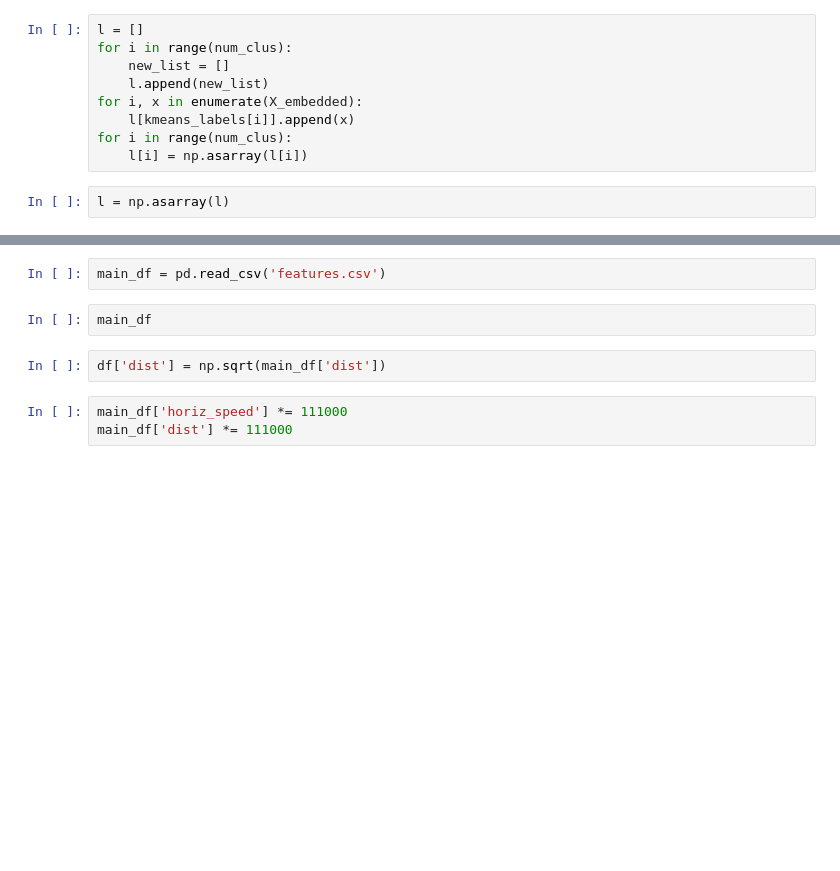
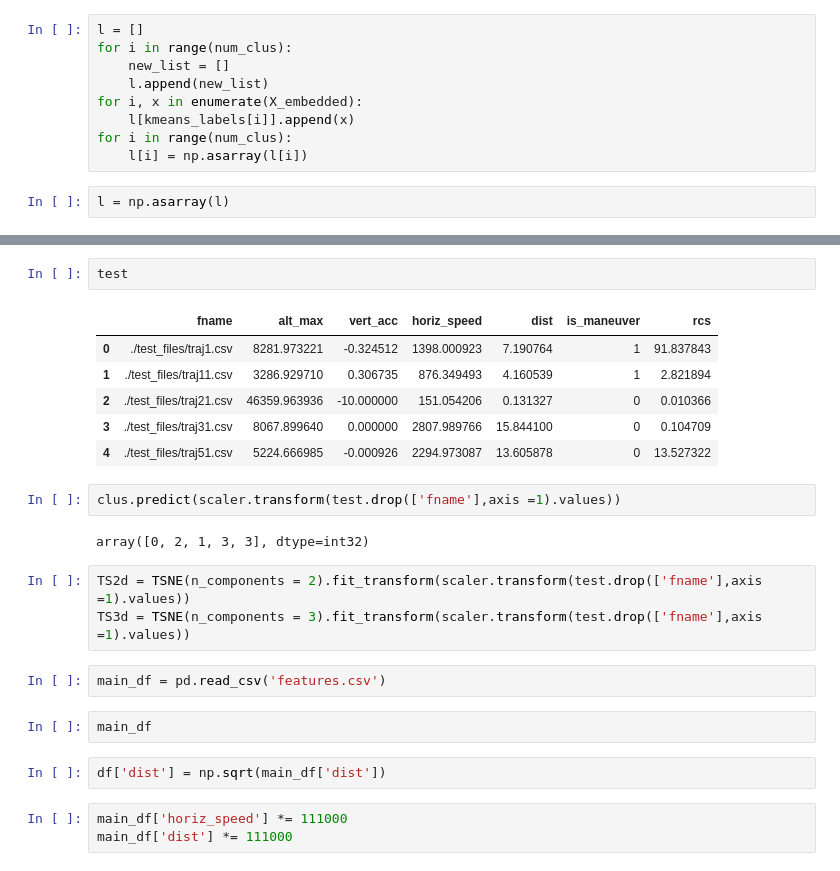
Before and after one commit to sri1299/Clustering-and-Prediction-of-Trajectories, a Jupyter notebook: Clustering/Cluster.ipynb, the cells around one changed output, grey strips where cells are left out. Cells and saved outputs as stored; diff of their text form; blank space fills up the shorter version.

```diff
--- a/Clustering/Cluster.ipynb
+++ b/Clustering/Cluster.ipynb
@@ -93,3 +137,19 @@ plt.show()
+# %%
+test
+# %% [output]
+|  | fname | alt_max | vert_acc | horiz_speed | dist | is_maneuver | rcs |
+| 0 | ./test_files/traj1.csv | 8281.973221 | -0.324512 | 1398.000923 | 7.190764 | 1 | 91.837843 |
+| 1 | ./test_files/traj11.csv | 3286.929710 | 0.306735 | 876.349493 | 4.160539 | 1 | 2.821894 |
+| 2 | ./test_files/traj21.csv | 46359.963936 | -10.000000 | 151.054206 | 0.131327 | 0 | 0.010366 |
+| 3 | ./test_files/traj31.csv | 8067.899640 | 0.000000 | 2807.989766 | 15.844100 | 0 | 0.104709 |
+| 4 | ./test_files/traj51.csv | 5224.666985 | -0.000926 | 2294.973087 | 13.605878 | 0 | 13.527322 |
+# %%
+clus.predict(scaler.transform(test.drop(['fname'],axis =1).values))
+# %% [output]
+array([0, 2, 1, 3, 3], dtype=int32)
+# %%
+TS2d = TSNE(n_components = 2).fit_transform(scaler.transform(test.drop(['fname'],axis =1).values))
+TS3d = TSNE(n_components = 3).fit_transform(scaler.transform(test.drop(['fname'],axis =1).values))
 # %%
 main_df = pd.read_csv('features.csv')
 # %%
```
Also changed, not shown: parts of 26 cells of this notebook, 1 other file.
